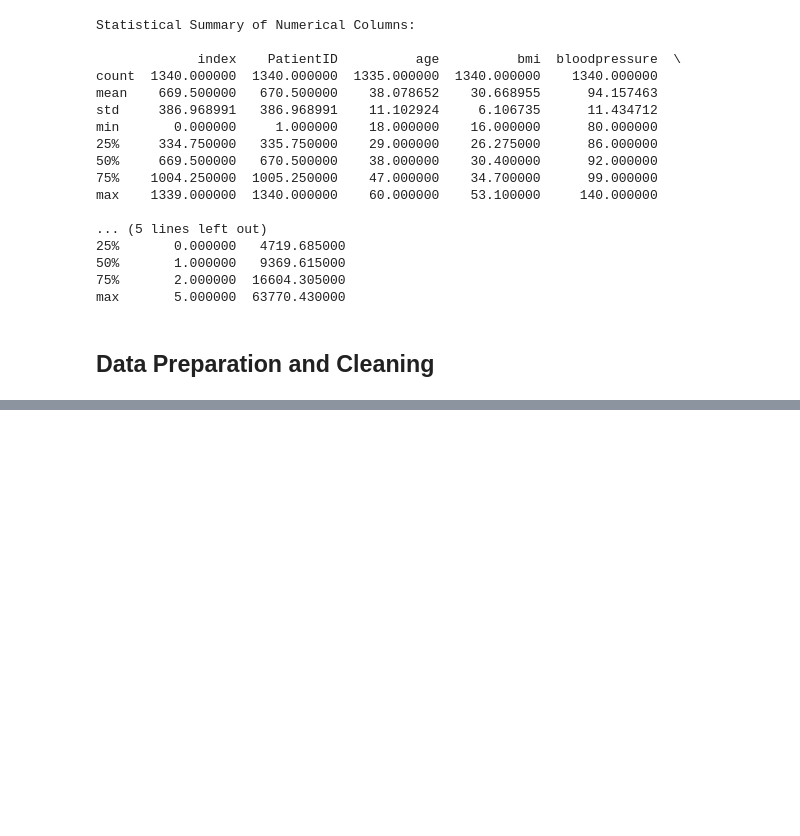
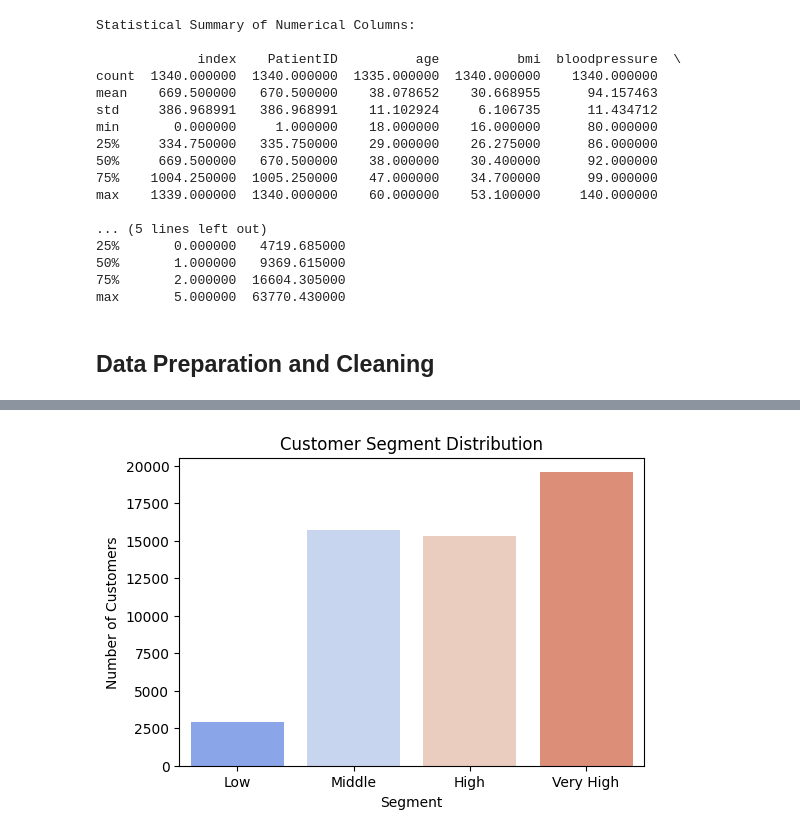
Before and after one commit to WilliamKau12/Projet_AI, a Jupyter notebook: Projet.ipynb, the cells around one changed output, grey strips where cells are left out. Cells and saved outputs as stored; diff of their text form; code cells hidden in the pictures; blank space fills up the shorter version.

```diff
--- a/Projet.ipynb
+++ b/Projet.ipynb
@@ -190,0 +221,9 @@ df3['Risk Score'] = df3['claim'] / (df3['age'] + 1)
+# %%
+plt.figure(figsize=(6, 4))
+sns.countplot(x='Income Segment', hue='Income Segment', data=df1, palette='coolwarm', legend=False)
+plt.title('Customer Segment Distribution')
+plt.xlabel('Segment')
+plt.ylabel('Number of Customers')
+plt.show()
+# %% [output]
+[figure, added]
```
Also changed, not shown: parts of 4 cells of this notebook.
